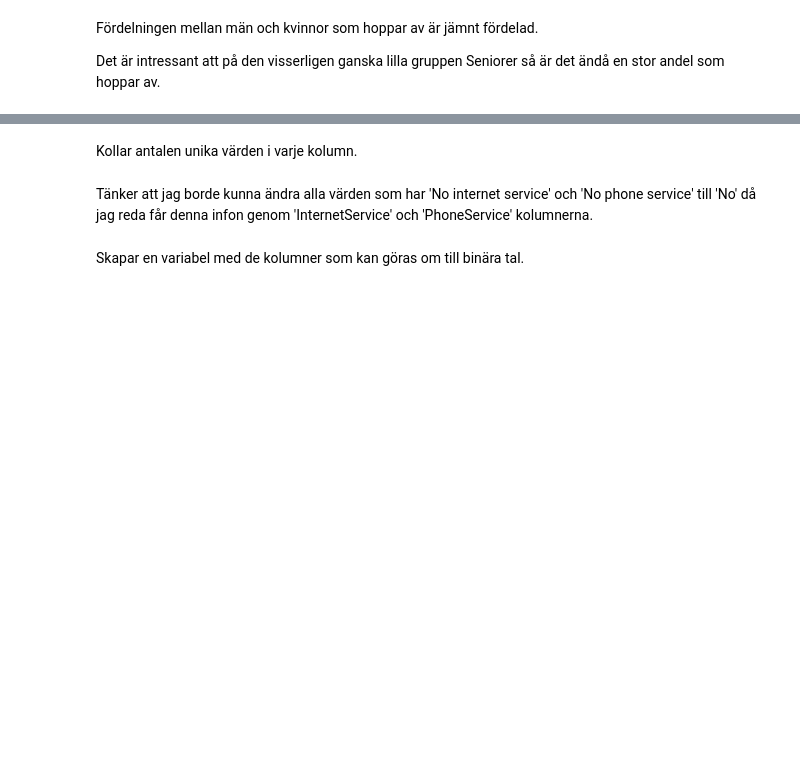
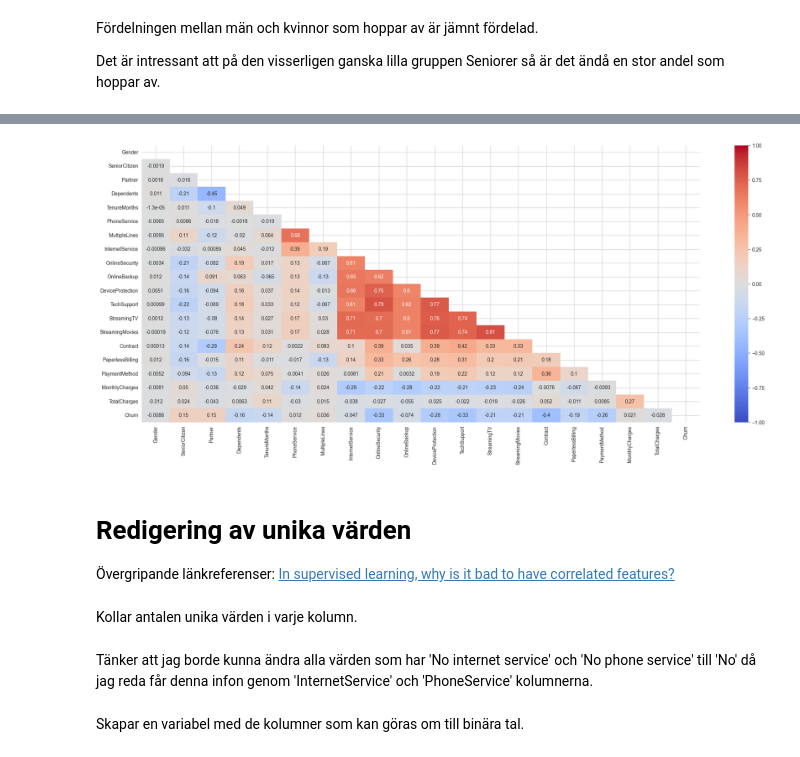
Before and after one commit to HermanCoding/AI2_Inlamning1, a Jupyter notebook: Inlamning1.ipynb, the cells around one changed output, grey strips where cells are left out. Cells and saved outputs as stored; diff of their text form; code cells hidden in the pictures; blank space fills up the shorter version.

```diff
--- a/Inlamning1.ipynb
+++ b/Inlamning1.ipynb
@@ -248,0 +356,7 @@ fig = plt.hist(x=df[['Churn','Contract']].value_counts(), density=True)
+# %%
+plt.figure(figsize=(25, 10))
+corr = df.apply(lambda x: pd.factorize(x)[0]).corr()
+mask = np.triu(np.ones_like(corr, dtype=bool))
+ax = sns.heatmap(corr, mask=mask, xticklabels=corr.columns, yticklabels=corr.columns, annot=True, cmap='coolwarm', vmin=-1, vmax=1)
+# %% [output]
+[figure, added]
@@ -249,3 +365,8 @@ fig = plt.hist(x=df[['Churn','Contract']].value_counts(), density=True)
+# %% [markdown]
+# Redigering av unika värden
+
+Övergripande länkreferenser:
+[In supervised learning, why is it bad to have correlated features?](https://datascience.stackexchange.com/questions/24452/in-supervised-learning-why-is-it-bad-to-have-correlated-features)
 # %% [markdown]
 Kollar antalen unika värden i varje kolumn.
 # %%
```
Also changed, not shown: parts of 19 cells of this notebook, 1 other file.
